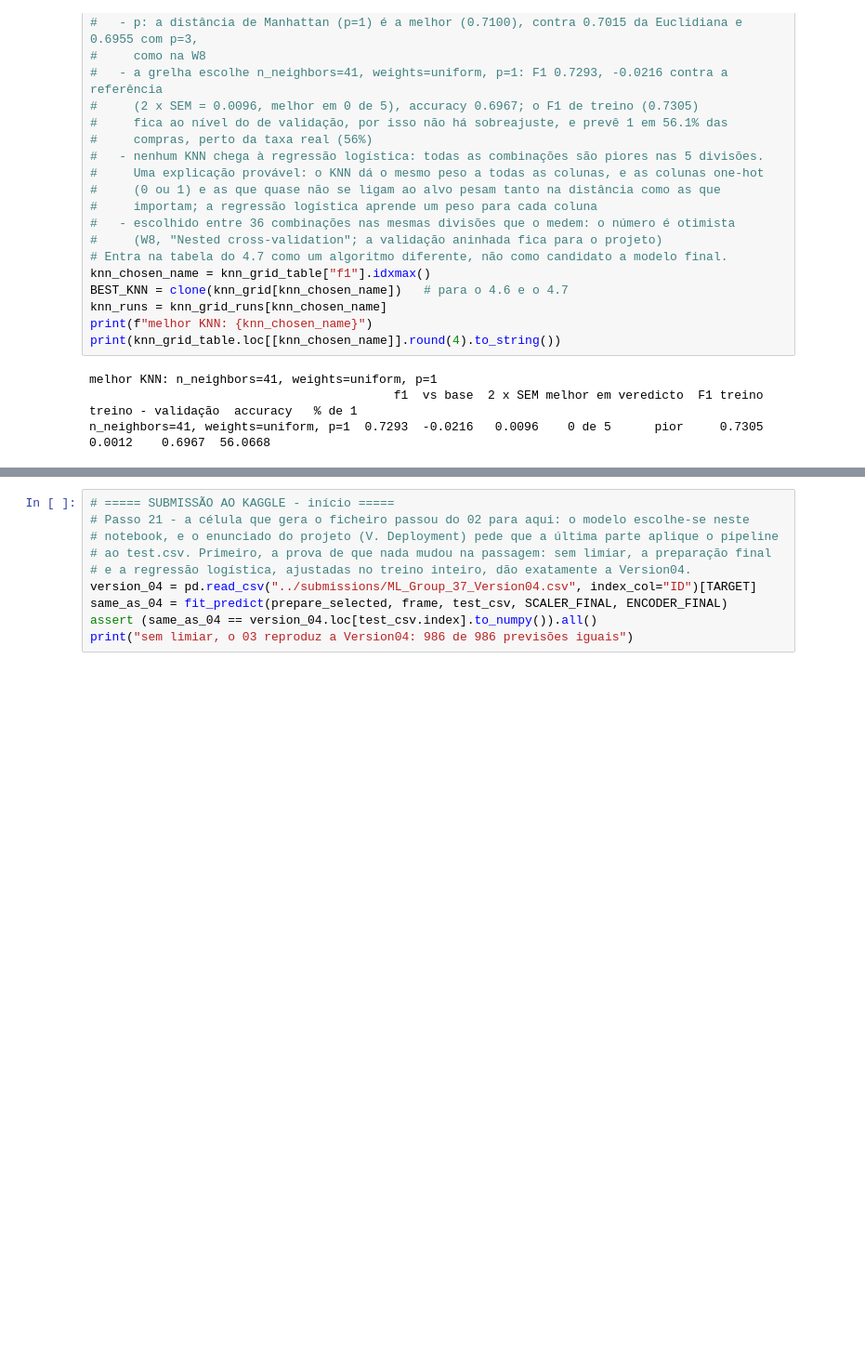
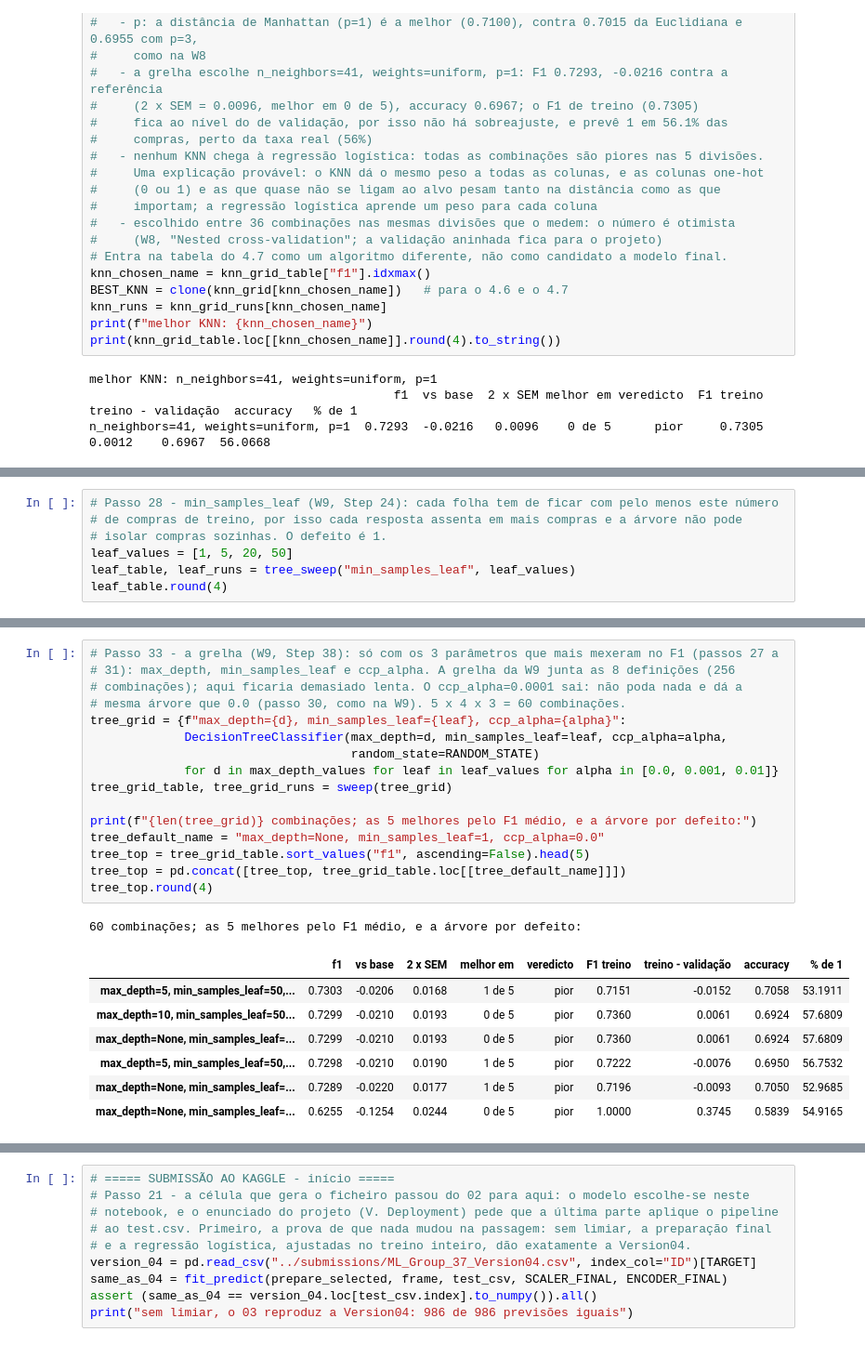
Before and after one commit to josebrites16/ML_project_2026-copia, a Jupyter notebook: notebooks/03_modelling.ipynb, the cells around one changed output, grey strips where cells are left out. Shown at 93% size. Cells and saved outputs as stored; diff of their text form; blank space fills up the shorter version.

Commit message:
Add 4.5: decision tree

```diff
--- a/notebooks/03_modelling.ipynb
+++ b/notebooks/03_modelling.ipynb
@@ -639,0 +682,7 @@ n_neighbors=41, weights=uniform, p=1  0.7293  -0.0216   0.0096    0 de 5      pi
+# %%
+# Passo 28 - min_samples_leaf (W9, Step 24): cada folha tem de ficar com pelo menos este número
+# de compras de treino, por isso cada resposta assenta em mais compras e a árvore não pode
+# isolar compras sozinhas. O defeito é 1.
+leaf_values = [1, 5, 20, 50]
+leaf_table, leaf_runs = tree_sweep("min_samples_leaf", leaf_values)
+leaf_table.round(4)
@@ -639,0 +776,25 @@ n_neighbors=41, weights=uniform, p=1  0.7293  -0.0216   0.0096    0 de 5      pi
+# %%
+# Passo 33 - a grelha (W9, Step 38): só com os 3 parâmetros que mais mexeram no F1 (passos 27 a
+# 31): max_depth, min_samples_leaf e ccp_alpha. A grelha da W9 junta as 8 definições (256
+# combinações); aqui ficaria demasiado lenta. O ccp_alpha=0.0001 sai: não poda nada e dá a
+# mesma árvore que 0.0 (passo 30, como na W9). 5 x 4 x 3 = 60 combinações.
+tree_grid = {f"max_depth={d}, min_samples_leaf={leaf}, ccp_alpha={alpha}":
+             DecisionTreeClassifier(max_depth=d, min_samples_leaf=leaf, ccp_alpha=alpha,
+                                    random_state=RANDOM_STATE)
+             for d in max_depth_values for leaf in leaf_values for alpha in [0.0, 0.001, 0.01]}
+tree_grid_table, tree_grid_runs = sweep(tree_grid)
+
+print(f"{len(tree_grid)} combinações; as 5 melhores pelo F1 médio, e a árvore por defeito:")
+tree_default_name = "max_depth=None, min_samples_leaf=1, ccp_alpha=0.0"
+tree_top = tree_grid_table.sort_values("f1", ascending=False).head(5)
+tree_top = pd.concat([tree_top, tree_grid_table.loc[[tree_default_name]]])
+tree_top.round(4)
+# %% [output]
+60 combinações; as 5 melhores pelo F1 médio, e a árvore por defeito:
+|  | f1 | vs base | 2 x SEM | melhor em | veredicto | F1 treino | treino - validação | accuracy | % de 1 |
+| max_depth=5, min_samples_leaf=50,... | 0.7303 | -0.0206 | 0.0168 | 1 de 5 | pior | 0.7151 | -0.0152 | 0.7058 | 53.1911 |
+| max_depth=10, min_samples_leaf=50... | 0.7299 | -0.0210 | 0.0193 | 0 de 5 | pior | 0.7360 | 0.0061 | 0.6924 | 57.6809 |
+| max_depth=None, min_samples_leaf=... | 0.7299 | -0.0210 | 0.0193 | 0 de 5 | pior | 0.7360 | 0.0061 | 0.6924 | 57.6809 |
+| max_depth=5, min_samples_leaf=50,... | 0.7298 | -0.0210 | 0.0190 | 1 de 5 | pior | 0.7222 | -0.0076 | 0.6950 | 56.7532 |
+| max_depth=None, min_samples_leaf=... | 0.7289 | -0.0220 | 0.0177 | 1 de 5 | pior | 0.7196 | -0.0093 | 0.7050 | 52.9685 |
+| max_depth=None, min_samples_leaf=... | 0.6255 | -0.1254 | 0.0244 | 0 de 5 | pior | 1.0000 | 0.3745 | 0.5839 | 54.9165 |
```
Also changed, not shown: parts of 7 cells of this notebook.
